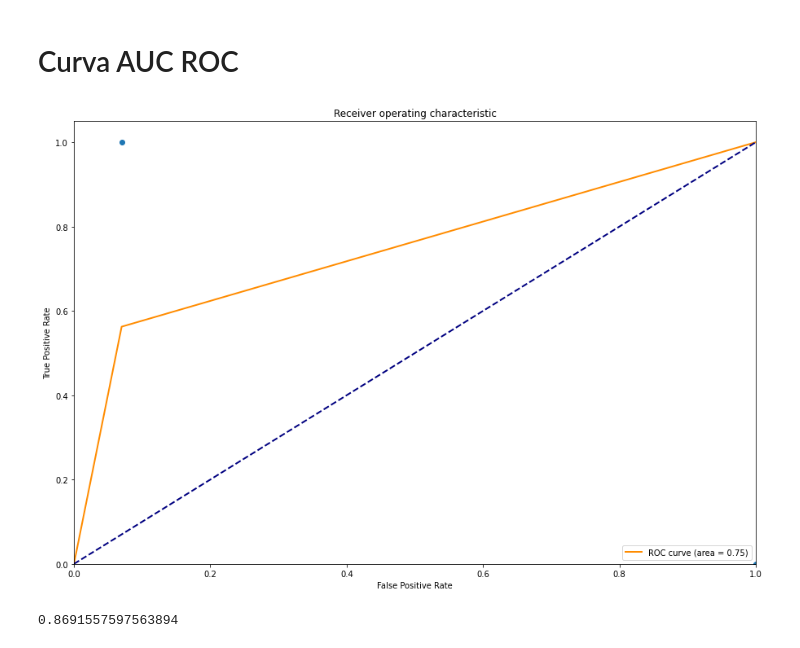
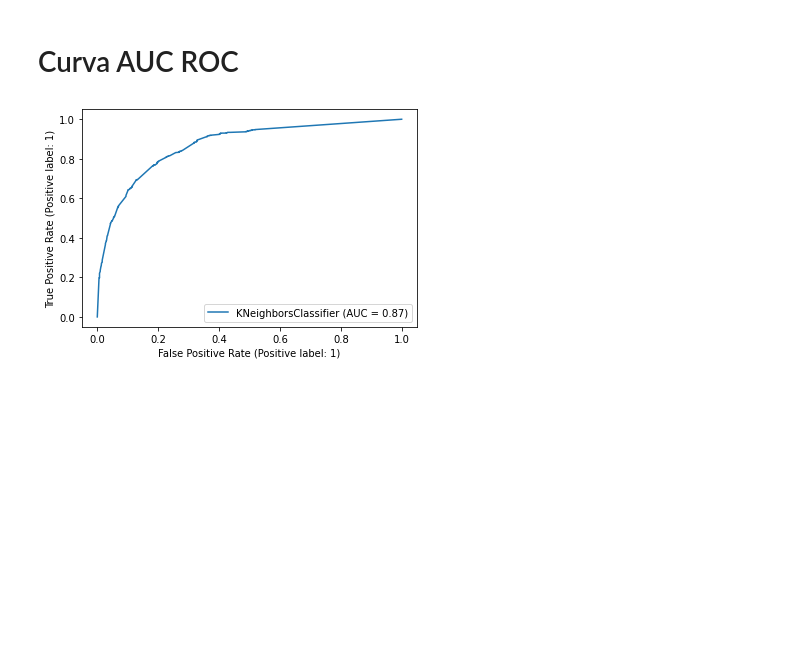
Before and after one commit to solfonte/TP1-OrganizacionDeDatos, a Jupyter notebook: parte_2/Knn.ipynb, the cells around one changed output. Cells and saved outputs as stored; diff of their text form; code cells hidden in the pictures; blank space fills up the shorter version.

```diff
--- a/parte_2/Knn.ipynb
+++ b/parte_2/Knn.ipynb
@@ -162,6 +135,5 @@ def plot_roc(_fpr, _tpr, x):
 # %%
-plot_roc(fpr, tpr, thresholds)
-roc_auc_score(y_test, knn.predict_proba(X_test)[:,1])
+plot_roc_curve(knn,X_test,y_test,response_method='predict_proba')
+plt.show()
 # %% [output]
-[figure, old version]
+[figure, new version]
-0.8691557597563894
```
Also changed, not shown: parts of 4 cells of this notebook, 2 other files.
